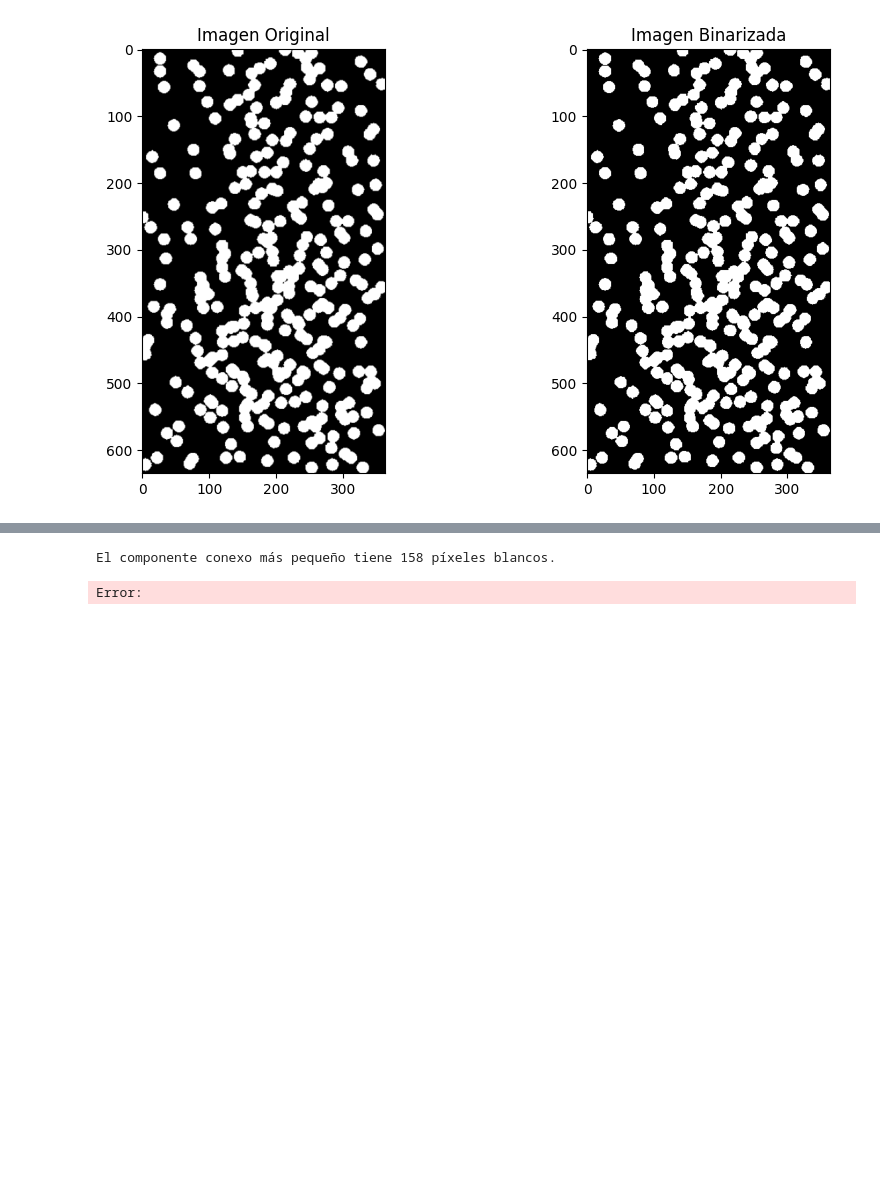
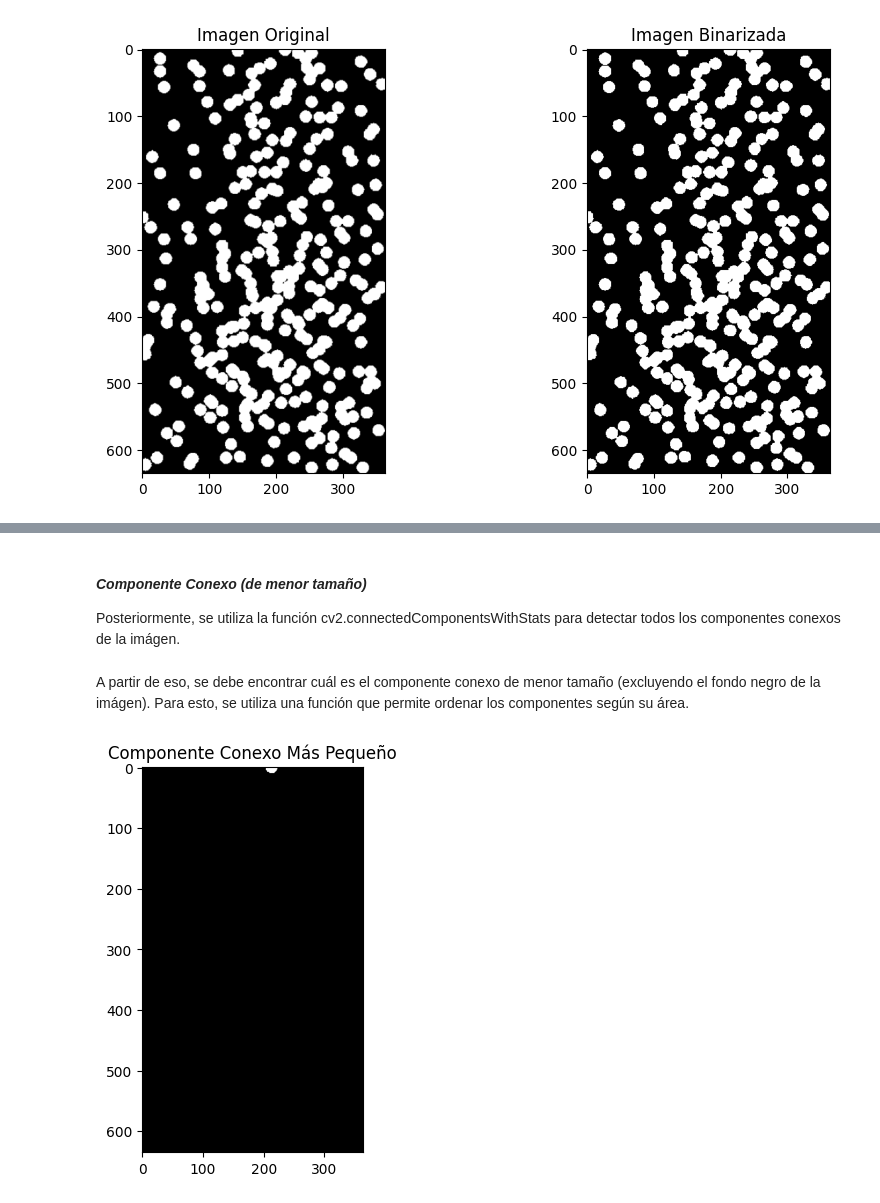
Before and after one commit to stefanoaragoni/computerVision_Lab01, a Jupyter notebook: Lab01_Ejercicio7.ipynb, the cells around one changed output, grey strips where cells are left out. Drawn from its saved outputs; the diff is of its cells as text; code cells hidden in the pictures; blank space fills up the shorter version.

```diff
--- a/Lab01_Ejercicio7.ipynb
+++ b/Lab01_Ejercicio7.ipynb
@@ -54,23 +50,9 @@ Posteriormente, se obtuvo el componente conexo de menor tamaño. Como se puede o
+# %% [markdown]
+#### *Componente Conexo (de menor tamaño)*
+
+Posteriormente, se utiliza la función cv2.connectedComponentsWithStats para detectar todos los componentes conexos de la imágen.
 # %%
 # Identificación de componentes conexos
 nlabels, labels, stats, centroids = cv2.connectedComponentsWithStats(img_bin, connectivity=8)
-# %%
-# Encontrar el componente conexo de menor tamaño (excluyendo el fondo)
-min_component_index = np.argmin(stats[1:, cv2.CC_STAT_AREA]) + 1
-
-# Extrae la máscara del componente conexo más pequeño
-min_component_mask = (labels == min_component_index).astype(np.uint8) * 255
-
-# Calcula el área del componente conexo más pequeño
-min_component_area = stats[min_component_index, cv2.CC_STAT_AREA]
-
-# Muestra la imagen del componente conexo más pequeño
-cv2.imshow('Componente Conexo Más Pequeño', min_component_mask)
-cv2.waitKey(0)
-cv2.destroyAllWindows()
-
-# Indica cuántos pixeles blancos tiene el componente conexo más pequeño
-print(f"El componente conexo más pequeño tiene {min_component_area} píxeles blancos.")
-# %% [output]
-El componente conexo más pequeño tiene 158 píxeles blancos.
-Error:
+# %% [markdown]
+A partir de eso, se debe encontrar cuál es el componente conexo de menor tamaño (excluyendo el fondo negro de la imágen). Para esto, se utiliza una función que permite ordenar los componentes según su área.
@@ -76,0 +62,11 @@ Error:
+# %%
+# Extrae la máscara del componente conexo más pequeño
+min_component = (labels == min_component_index).astype(np.uint8) * 255
+
+# Mostrar la imagen del componente conexo más pequeño
+plt.figure(figsize=(5, 5))
+plt.imshow(min_component, cmap='gray')
+plt.title('Componente Conexo Más Pequeño')
+plt.show()
+# %% [output]
+[figure, added]
```
Also changed, not shown: parts of 9 cells of this notebook.
